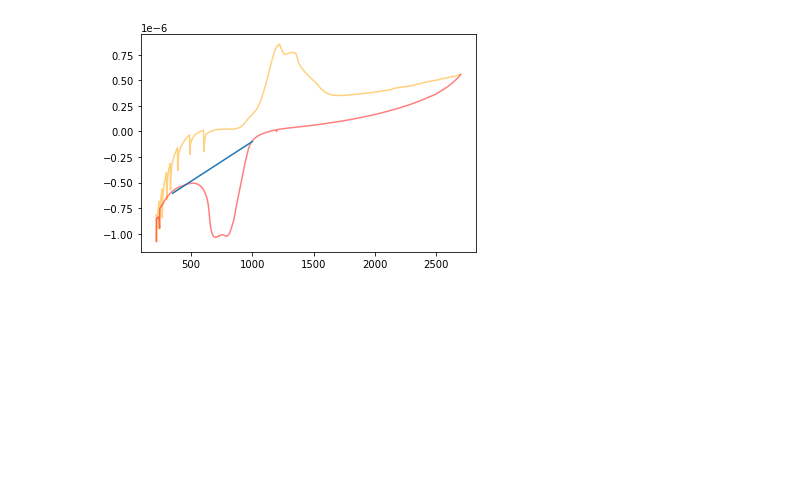
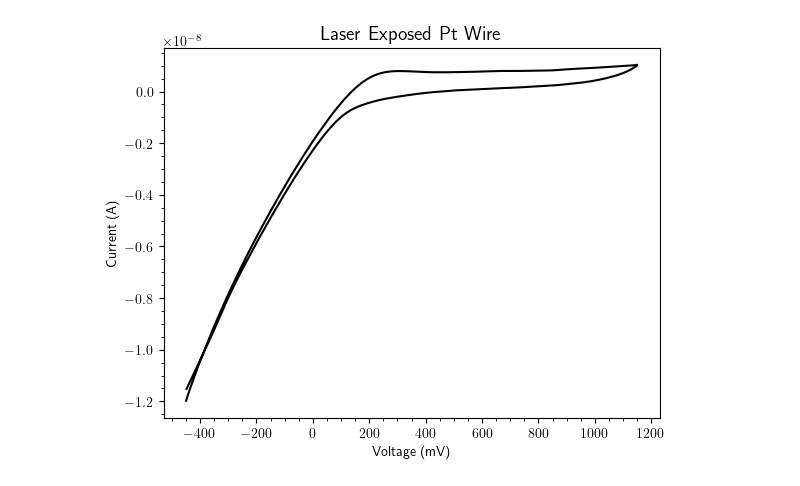
Before and after one commit to lc0312/MSU_Dixon_001, a Jupyter notebook: Surface_area_calculation.ipynb, the cells around one changed output. Cells and saved outputs as stored; diff of their text form; code cells hidden in the pictures; blank space fills up the shorter version.

```diff
--- a/Surface_area_calculation.ipynb
+++ b/Surface_area_calculation.ipynb
@@ -7,21 +7,18 @@ from scipy import signal
 from matplotlib import axes
 import scipy
 
-data_url= r"C:\Users\Tech\Desktop\Chao_Liu_Nanowire\Code_Nanowire\working_electrode_1-current_voltage.txt"
+data_url= r"C:\Users\ozturklab\Desktop\Chao_Liu_Nanowire\Parylene-C\laser_Open_parylene-C3-current_voltage.txt"
 df = pd.read_csv(data_url, delimiter = "\t")
-df = df['Current (A)']
-df=df.to_numpy()
+df_x = df['Voltage (mV)'].to_numpy()
+df_y = df['Current (A)'].to_numpy()
-# %%
-df_0 = df[215:2700]
-x_0 = np.arange (215,2700,1)
-df_1 = df[2701:5186]
-df_1 = df_1[::-1]
-
-#line_0= ax0.plot (filtered_0, color='red')
-plt.plot(x_0, df_0,color='orange',alpha=0.5)
-plt.plot (x_0, df_1,color='red',alpha=0.5)
-plt.plot ([[350],[1000]],[[-6.027116826428988e-7],[-0.0981365320845285e-6]])
-
-plt.show ()
-# %% [output]
-[figure, removed]
+# %%
+plt.rcParams['text.usetex'] = True
+
+plt.plot (df_x[1920:5760], df_y[1920:5760], color= 'black')
+plt.title('Laser Exposed Pt Wire',color='black', size='14')
+plt.xlabel ('Voltage (mV)')
+plt.ylabel ('Current (A)')
+plt.minorticks_on()
+plt.show ()
+# %% [output]
+[figure, added]
```
Also changed, not shown: parts of 8 cells of this notebook.
